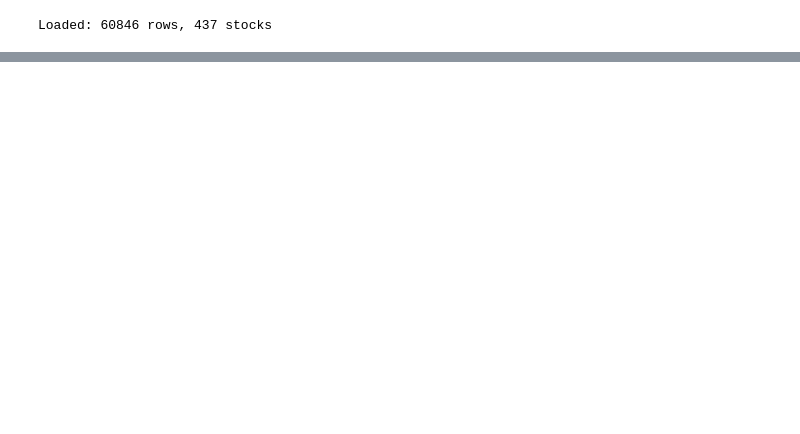
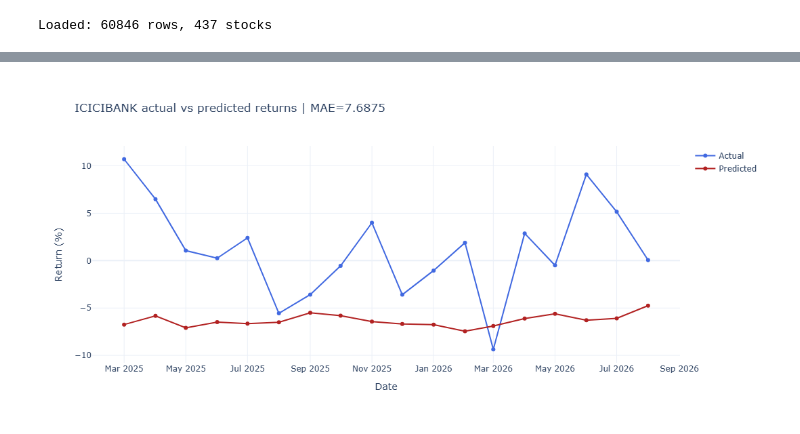
Before and after one commit to adityamtr/PIC, a Jupyter notebook: backend/notebooks/train_tft_v2.ipynb, the cells around one changed output, grey strips where cells are left out. Cells and saved outputs as stored; diff of their text form; code cells hidden in the pictures; blank space fills up the shorter version.

```diff
--- a/backend/notebooks/train_tft_v2.ipynb
+++ b/backend/notebooks/train_tft_v2.ipynb
@@ -363,36 +121,0 @@ NameError: name 'actuals' is not defined
-# %%
-import matplotlib.pyplot as plt
-
-fig, axes = plt.subplots(2, 2, figsize=(14, 10))
-
-axes[0, 0].scatter(actuals, predictions, alpha=0.5, s=10)
-axes[0, 0].plot([-50, 50], [-50, 50], 'r--', lw=2)
-axes[0, 0].set_xlabel('Actual Return (%)')
-axes[0, 0].set_ylabel('Predicted Return (%)')
-axes[0, 0].set_title('Actual vs Predicted')
-axes[0, 0].grid(alpha=0.3)
-
-residuals = actuals - predictions
-axes[0, 1].hist(residuals, bins=50, edgecolor='black', alpha=0.7)
-axes[0, 1].set_xlabel('Residual (%)')
-axes[0, 1].set_ylabel('Frequency')
-axes[0, 1].set_title('Residuals Distribution')
-axes[0, 1].grid(alpha=0.3)
-
-axes[1, 0].plot(residuals, alpha=0.7, linewidth=0.5)
-axes[1, 0].axhline(0, color='r', linestyle='--')
-axes[1, 0].set_xlabel('Sample')
-axes[1, 0].set_ylabel('Residual')
-axes[1, 0].set_title('Residuals Over Time')
-axes[1, 0].grid(alpha=0.3)
-
-axes[1, 1].scatter(actuals, np.abs(residuals), alpha=0.5, s=10)
-axes[1, 1].set_xlabel('Actual Return (%)')
-axes[1, 1].set_ylabel('Absolute Error (%)')
-axes[1, 1].set_title('Error vs Actual')
-axes[1, 1].grid(alpha=0.3)
-
-plt.tight_layout()
-plt.savefig(str(MODEL_DIR / 'evaluation.png'), dpi=100, bbox_inches='tight')
-print(f'Plot saved to {MODEL_DIR}/evaluation.png')
-plt.show()
@@ -406,0 +632,4 @@ NameError: name 'tft' is not defined
+# %%
+plot_company_predictions('ICICIBANK')
+# %% [output]
+[figure, added]
```
Also changed, not shown: parts of 51 cells of this notebook, 4 other files.
